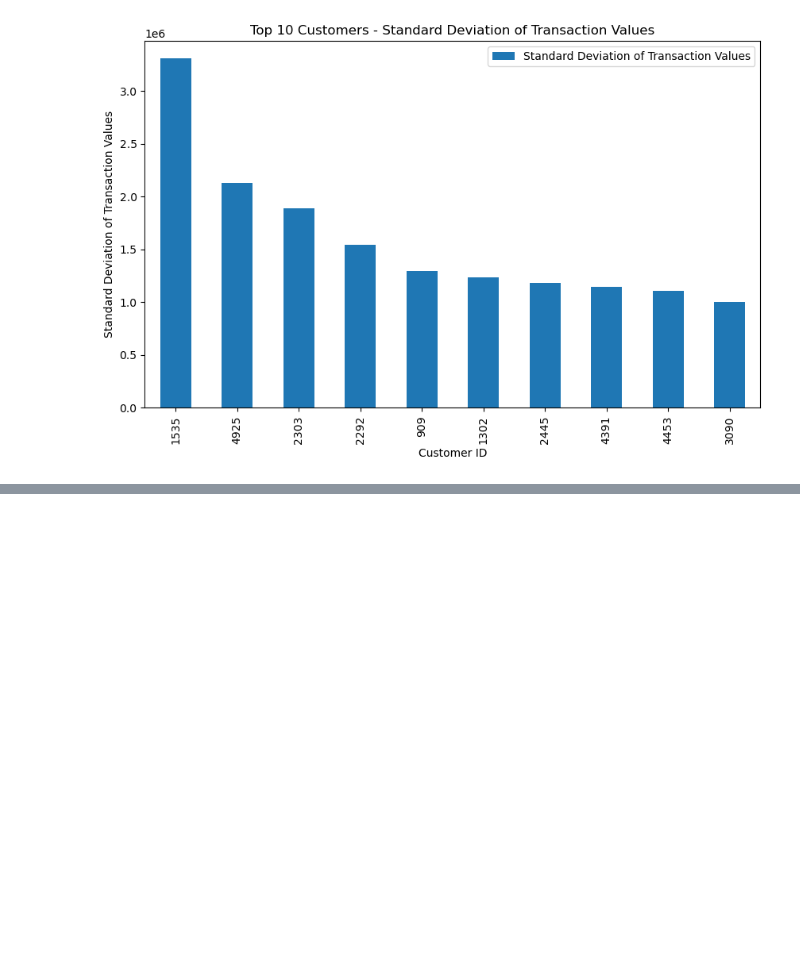
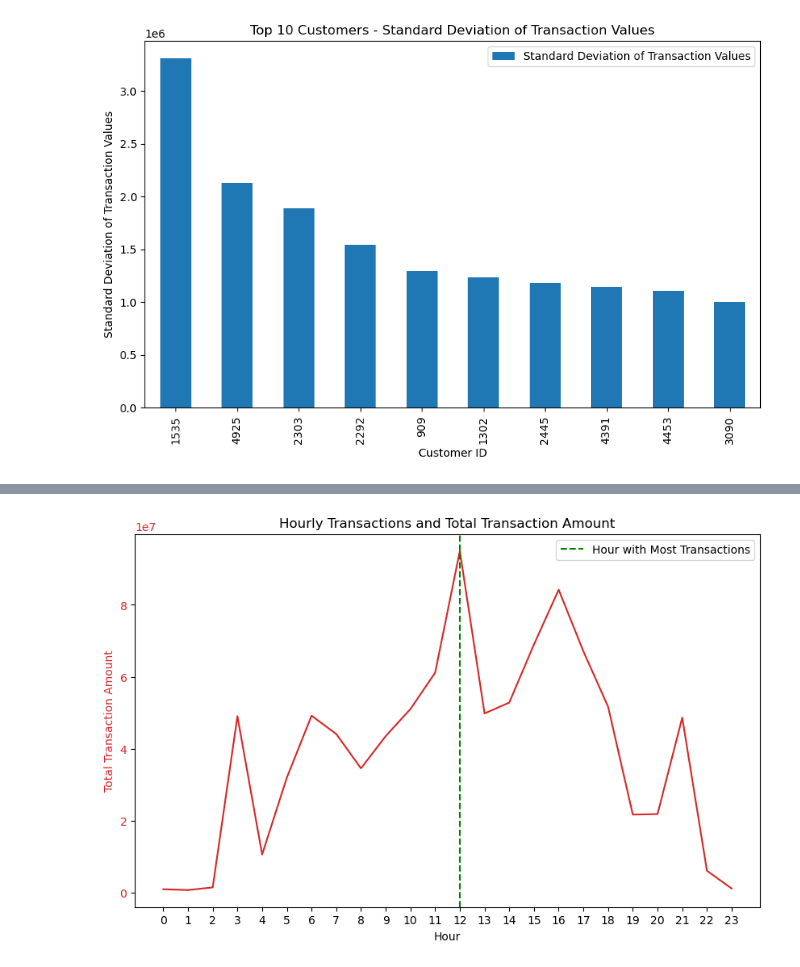
Before and after one commit to jodahe1/Bati-Bank, a Jupyter notebook: Feature Engineering/Feature Engineering.ipynb, the cells around one changed output, grey strips where cells are left out. Saved outputs shown, nothing was run; the diff lists cells and outputs as text; code cells hidden in the pictures; blank space fills up the shorter version.

Commit message:
I Extract some  Features and tried to use them on analysis

```diff
--- a/Feature Engineering/Feature Engineering.ipynb
+++ b/Feature Engineering/Feature Engineering.ipynb
@@ -85,3 +85,12 @@ plt.title('Top 10 Customers - Standard Deviation of Transaction Values')
 plt.show()
 # %% [output]
 [figure]
+# %%
+# Convert the date-time column to datetime format
+df['TransactionStartTime'] = pd.to_datetime(df['TransactionStartTime'])
+
+# Extract the Transaction Hour, Transaction Day, Transaction Month, and Transaction Year
+df['TransactionHour'] = df['TransactionStartTime'].dt.hour
+df['TransactionDay'] = df['TransactionStartTime'].dt.day
+df['TransactionMonth'] = df['TransactionStartTime'].dt.month
+df['TransactionYear'] = df['TransactionStartTime'].dt.year
@@ -87,0 +115,30 @@ plt.show()
+# %%
+# Group by TransactionHour and calculate the sum of TransactionAmount
+hourly_transactions = df.groupby('TransactionHour')['Value'].sum()
+
+# Find the hour with the highest total transaction amount
+max_hour = hourly_transactions.idxmax()
+# %%
+# Plotting the hourly transactions and total transaction amount
+fig, ax1 = plt.subplots(figsize=(10, 6))
+
+# Plotting the total transaction amount
+color = 'tab:red'
+ax1.set_xlabel('Hour')
+ax1.set_ylabel('Total Transaction Amount', color=color)
+ax1.plot(hourly_transactions.index, hourly_transactions.values, color=color)
+ax1.tick_params(axis='y', labelcolor=color)
+
+# Plotting the hour with the highest total transaction amount
+ax1.axvline(max_hour, color='green', linestyle='--', label='Hour with Most Transactions')
+ax1.legend()
+
+# Adding labels and title
+plt.title('Hourly Transactions and Total Transaction Amount')
+plt.xticks(hourly_transactions.index)
+plt.xlabel('Hour')
+
+# Display the plot
+plt.show()
+# %% [output]
+[figure, added]
```
Also changed, not shown: parts of 4 cells of this notebook.
